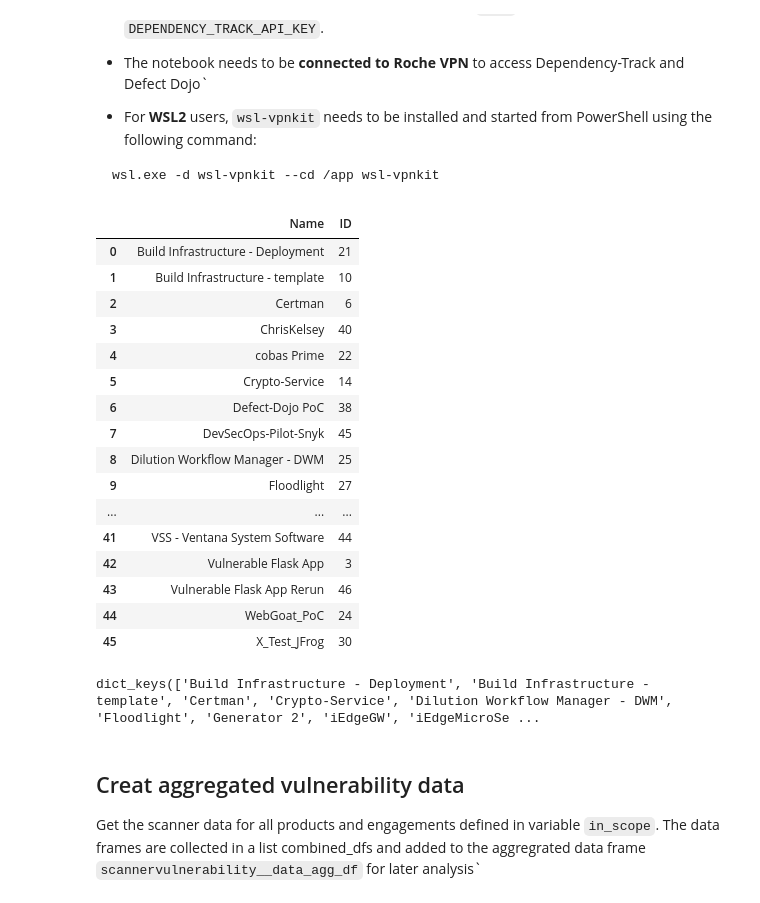
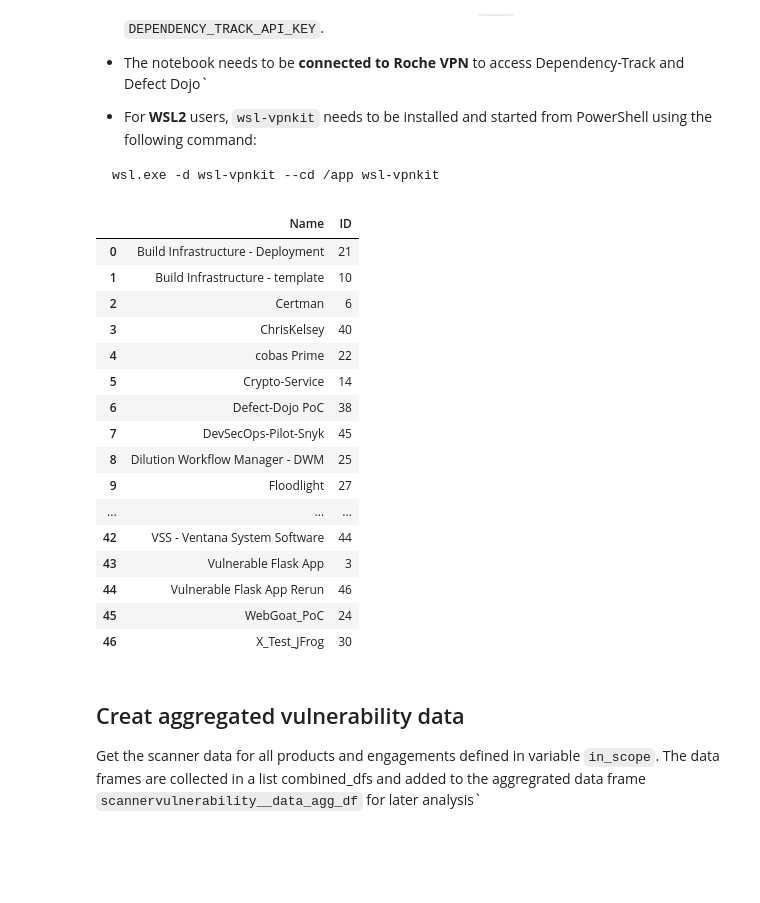
Before and after one commit to markb77/data_analysis, a Jupyter notebook: notebooks/VulnerabilityAnalyis.ipynb, the cells around one changed output. Cells and saved outputs as stored; diff of their text form; code cells hidden in the pictures; blank space fills up the shorter version.

```diff
--- a/notebooks/VulnerabilityAnalyis.ipynb
+++ b/notebooks/VulnerabilityAnalyis.ipynb
@@ -41,61 +41,67 @@ defect_dojo = DefectDojoAnalyzer()                                   # connect w
 # List of projects in scope (Name, Version)
 in_scope = {'Build Infrastructure - Deployment': ['DevSecOps-Pilot'],
             'Build Infrastructure - template': ['DevSecOps-Pilot'],
-            'Certman': ['DevSecOps-Pilot''DevSecOps-Pilot'],
+            'Certman': ['DevSecOps-Pilot', 'DevSecOps-Pilot-new'],
             'Crypto-Service': ['DevSecOps-Pilot'],
             'Dilution Workflow Manager - DWM': ['DevSecOps-Pilot'],
-            'Floodlight': ['DevSecOps-Pilot'],
-            'Generator 2': ['DevSecOps-Pilot'],
+            'Floodlight': ['DevSecOps-Pilot', 'DT-gitlab_cont', 'DT-jfrog_advanced_security_cont',
+                           'DT-jfrog_cont', 'DT-syft_cont', 'DT-trivy_cont'],
+            'Floodlight-Portal':  ['DevSecOps-Pilot'],
+            'Generator 2': ['DevSecOps-Pilot', 'DT-gitlab_cont', 'DT-jfrog_advanced_security_cont',
+                           'DT-jfrog_cont', 'DT-syft_cont', 'DT-trivy_cont'],
             'iEdgeGW': ['DevSecOps-Pilot'],
-            'iEdgeMicroService': ['DevSecOps-Pilot'],
+            'iEdgeMicroService': ['DevSecOps-Pilot', 'DT-gitlab_cont', 'DT-jfrog_advanced_security_cont',
+                           'DT-jfrog_cont', 'DT-syft_cont', 'DT-trivy_cont'],
             'iEdgeWeb': ['DevSecOps-Pilot'],
             'IoT Bridge': ['DevSecOps-Pilot'],
-            'Juice_Shop_poc': ['DevSecOps-Pilot'],
+            'Juice_Shop_poc': ['DevSecOps-Pilot', 'DT-gitlab_cont', 'DT-jfrog_advanced_security_cont',
+                           'DT-jfrog_cont', 'DT-syft_cont', 'DT-trivy_cont'],
             'LightCycler Pro': ['DevSecOps-Pilot'],
-            'Navify Bridge': ['DevSecOps-Pilot'],
-            'Navify Edge': ['DevSecOps-Pilot'],
+            'Navify Edge': ['DT-gitlab_cont', 'DT-jfrog_advanced_security_cont',
+                           'DT-jfrog_cont', 'DT-syft_cont', 'DT-trivy_cont'],
             'Navify Infrastructure': ['DevSecOps-Pilot'],
-            'Navify Mutation Profiler (NMP)': ['DevSecOps-Pilot'],
-            'N-terraform-modules': ['DevSecOps-Pilot'],
-            'pm-dashboard-frontend': ['DevSecOps-Pilot'],
-            'pm-lst-kpi-module': ['DevSecOps-Pilot'],
-            'pm-mongo': ['DevSecOps-Pilot'],
-            'RDCS_RDCP-Client': ['DevSecOps-Pilot'],
+            'Navify Mutation Profiler (NMP)': ['DevSecOps-Pilot', 'DT-gitlab_cont', 'DT-jfrog_advanced_security_cont',
+                           'DT-jfrog_cont', 'DT-syft_cont', 'DT-trivy_cont'],
+            'NI-terraform-modules': ['DevSecOps-Pilot'],
+            'pm-dashboard-frontend': ['DevSecOps-Pilot''DT-gitlab_cont', 'DT-jfrog_advanced_security_cont',
+                           'DT-jfrog_cont', 'DT-syft_cont', 'DT-trivy_cont'],
+            'pm-lst-kpi-module': ['DevSecOps-Pilot' 'DT-jfrog_advanced_security_cont',
+                           'DT-jfrog_cont', 'DT-syft_cont', 'DT-trivy_cont'],
+            'pm-mongo': ['DevSecOps-Pilot', 'DT-jfrog_advanced_security_cont',
+                           'DT-jfrog_cont', 'DT-syft_cont', 'DT-trivy_cont'],
+            'RDCS_RDCP-Client': ['DevSecOps-Pilot', 'DT-jfrog_advanced_security_cont',
+                           'DT-jfrog_cont', 'DT-syft_cont', 'DT-trivy_cont'],
             'RDCS_RDCP-Clinical-Statistics': ['DevSecOps-Pilot'],
             'RDCS_RDCP-HCP-PI-Client': ['DevSecOps-Pilot'],
-            'RT-Cosmo': ['DevSecOps-Pilot'],
-            'Storage-Hub-Docker': ['DevSecOps-Pilot'],
+            'RT-Cosmo': ['DevSecOps-Pilot', 'DT-jfrog_advanced_security_cont',
+                           'DT-jfrog_cont', 'DT-syft_cont', 'DT-trivy_cont'],
             'Storage-Hub-Raw-API': ['DevSecOps-Pilot'],
             'Storage-Hub-Uniform-API': ['DevSecOps-Pilot'],
-            'Vulnerable_Flask_App': ['DevSecOps-Pilot'],
             'Vulnerable Flask App Rerun': ['DevSecOps-Pilot', 'DT-gitlab_cont', 'DT-jfrog_advanced_security_cont',
                                            'DT-jfrog_cont', 'DT-syft_cont', 'DT-trivy_cont'],
-            'WebGoat': ['DevSecOps-Pilot']
+            'WebGoat': ['DevSecOps-Pilot', 'DT-gitlab_cont', 'DT-jfrog_advanced_security_cont',
+                                           'DT-jfrog_cont', 'DT-syft_cont', 'DT-trivy_cont']
 }
 , ''
 defect_dojo.product_info
 # %% [output]
 |  | Name | ID |
 | 0 | Build Infrastructure - Deployment | 21 |
 | 1 | Build Infrastructure - template | 10 |
 | 2 | Certman | 6 |
 | 3 | ChrisKelsey | 40 |
 | 4 | cobas Prime | 22 |
 | 5 | Crypto-Service | 14 |
 | 6 | Defect-Dojo PoC | 38 |
 | 7 | DevSecOps-Pilot-Snyk | 45 |
 | 8 | Dilution Workflow Manager - DWM | 25 |
 | 9 | Floodlight | 27 |
 | ... | ... | ... |
-| 41 | VSS - Ventana System Software | 44 |
-| 42 | Vulnerable Flask App | 3 |
-| 43 | Vulnerable Flask App Rerun | 46 |
-| 44 | WebGoat_PoC | 24 |
-| 45 | X_Test_JFrog | 30 |
+| 42 | VSS - Ventana System Software | 44 |
+| 43 | Vulnerable Flask App | 3 |
+| 44 | Vulnerable Flask App Rerun | 46 |
+| 45 | WebGoat_PoC | 24 |
+| 46 | X_Test_JFrog | 30 |
-# %%
-in_scope.keys()
-# %% [output]
-dict_keys(['Build Infrastructure - Deployment', 'Build Infrastructure - template', 'Certman', 'Crypto-Service', 'Dilution Workflow Manager - DWM', 'Floodlight', 'Generator 2', 'iEdgeGW', 'iEdgeMicroSe ...
 # %% [markdown]
 ## Creat aggregated vulnerability data
 
```
Also changed, not shown: parts of 112 cells of this notebook.
